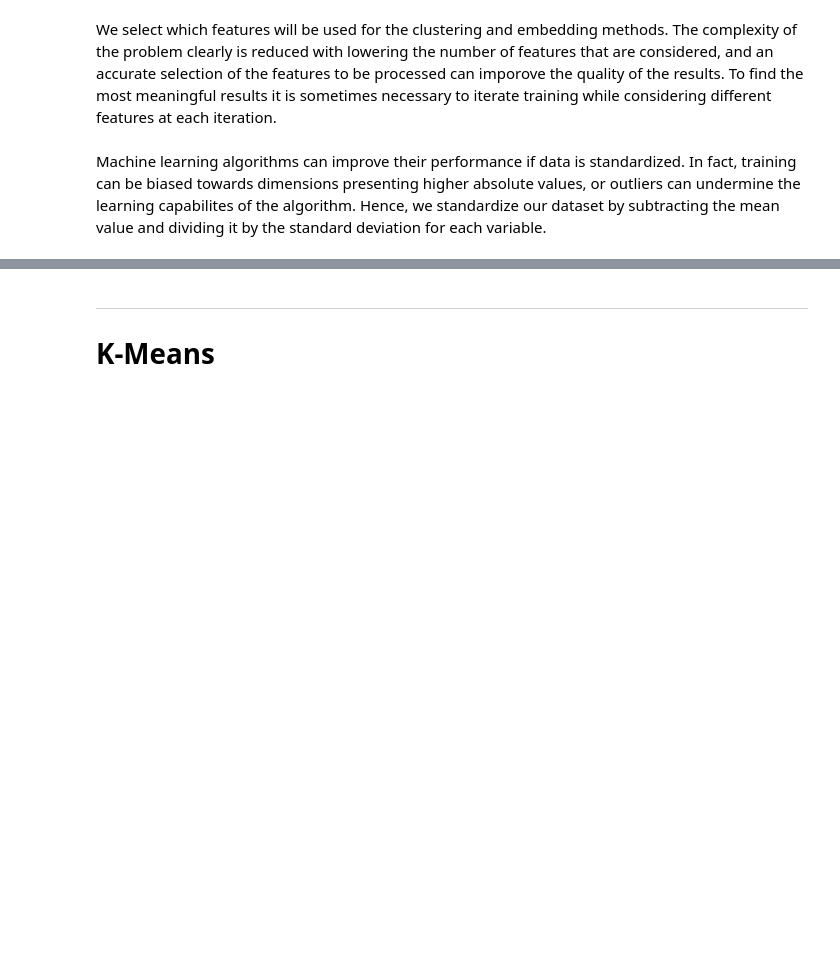
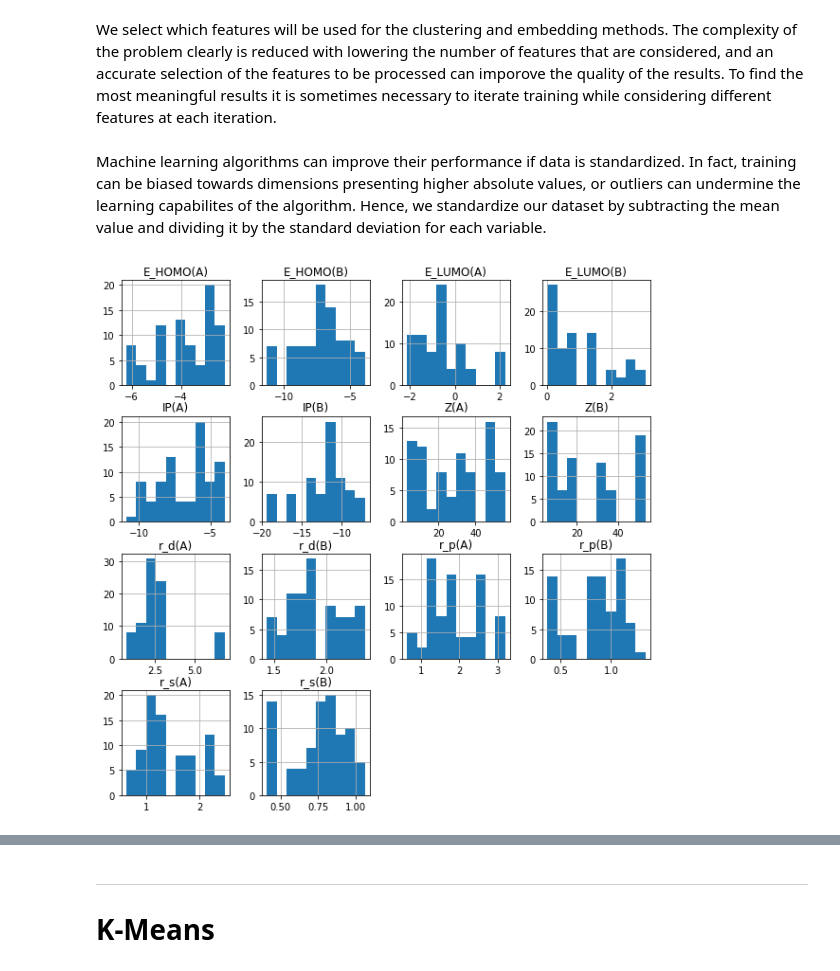
Before and after one commit to luigisbailo/workshop_MPGCQM, a Jupyter notebook: exploratory_analysis/tutorial.ipynb, the cells around one changed output, grey strips where cells are left out. Drawn from its saved outputs; the diff is of its cells as text; code cells hidden in the pictures; blank space fills up the shorter version.

Commit message:
add histogram plots after feature selections and svm classification

```diff
--- a/exploratory_analysis/tutorial.ipynb
+++ b/exploratory_analysis/tutorial.ipynb
@@ -142,15 +146,12 @@ df.insert(0,'labels',np.zeros(len(df)))
 We select which features will be used for the clustering and embedding methods. The complexity of the problem clearly is reduced with lowering the number of features that are considered, and an accurate selection of the features to be processed can imporove the quality of the results. To find the most meaningful results it is sometimes necessary to iterate training while considering different features at each iteration.
 # %%
 features = []
-features.append('energy_diff')
-# features.append('energy_RS')
-# features.append('energy_ZB')
-# features.append('Z(A)')
-# features.append('Z(B)')
-# features.append('IP(A)')
-# features.append('IP(B)')
-features.append('EA(A)')
-features.append('EA(B)')
+features.append('Z(A)')
+features.append('Z(B)')
+features.append('IP(A)')
+features.append('IP(B)')
+# features.append('EA(A)')
+# features.append('EA(B)')
 features.append('E_HOMO(A)')
 features.append('E_HOMO(B)')
 features.append('E_LUMO(A)')
@@ -161,5 +162,11 @@ features.append('r_p(A)')
 features.append('r_p(B)')
 features.append('r_d(A)')
 features.append('r_d(B)')
+
+hover_features = ['min_struc_type']
 # %% [markdown]
 Machine learning algorithms can improve their performance if data is standardized. In fact, training can be biased towards dimensions presenting higher absolute values, or outliers can undermine the learning capabilites  of the algorithm. Hence, we standardize our dataset by subtracting the mean value and dividing it by the standard deviation for each variable.
+# %%
+hist = df[features].hist( bins=10, figsize = (10,10))
+# %% [output]
+[figure, added]
```
Also changed, not shown: parts of 14 cells of this notebook.
